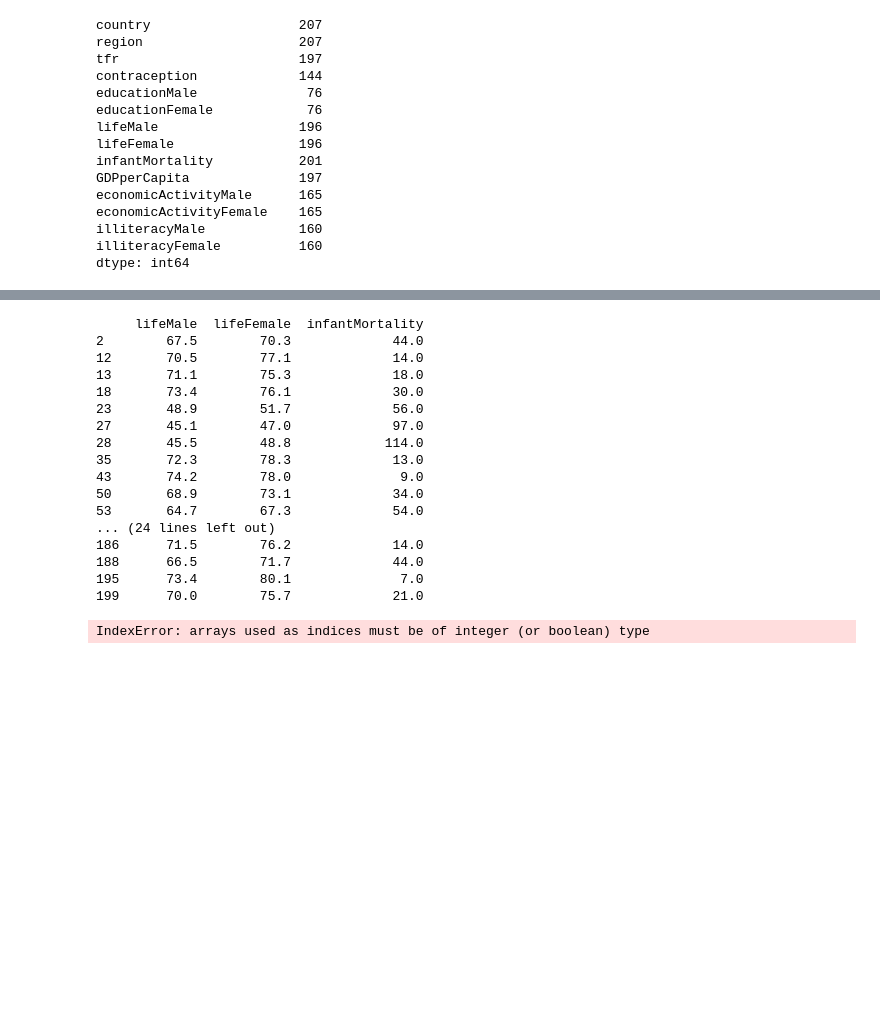
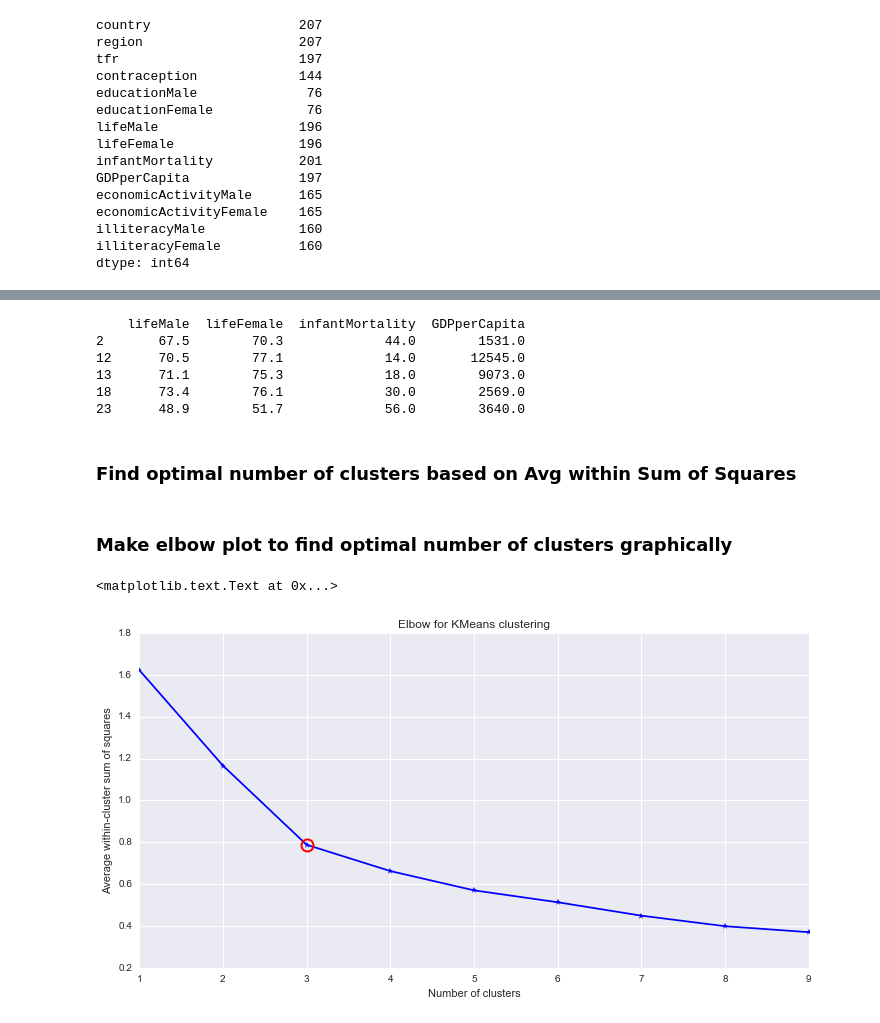
Before and after one commit to danielstallworthmit/thinkful, a Jupyter notebook: datascience/predict/K-Means Clustering.ipynb, the cells around one changed output, grey strips where cells are left out. Saved outputs shown, nothing was run; the diff lists cells and outputs as text; code cells hidden in the pictures; blank space fills up the shorter version.

Commit message:
K Means Clustering graphs and Avg Within Sum of Squares distance computation.

```diff
--- a/datascience/predict/K-Means Clustering.ipynb
+++ b/datascience/predict/K-Means Clustering.ipynb
@@ -41,38 +46,43 @@ dtype: int64
 # %%
 undata.dropna(inplace = True)
-x = undata[['lifeMale', 'lifeFemale', 'infantMortality']]
-print(x)
+x = undata[['lifeMale', 'lifeFemale', 'infantMortality', 'GDPperCapita']]
+print(x.head())
 # %% [output]
-     lifeMale  lifeFemale  infantMortality
-2        67.5        70.3             44.0
-12       70.5        77.1             14.0
-13       71.1        75.3             18.0
-18       73.4        76.1             30.0
-23       48.9        51.7             56.0
-27       45.1        47.0             97.0
-28       45.5        48.8            114.0
-35       72.3        78.3             13.0
-43       74.2        78.0              9.0
-50       68.9        73.1             34.0
-53       64.7        67.3             54.0
-... (24 lines left out)
-186      71.5        76.2             14.0
-188      66.5        71.7             44.0
-195      73.4        80.1              7.0
-199      70.0        75.7             21.0
+    lifeMale  lifeFemale  infantMortality  GDPperCapita
+2       67.5        70.3             44.0        1531.0
+12      70.5        77.1             14.0       12545.0
+13      71.1        75.3             18.0        9073.0
+18      73.4        76.1             30.0        2569.0
+23      48.9        51.7             56.0        3640.0
-# %%
-codebooks = []
-distortions = []
-ks = []
-features = whiten(x)
-for k in range(1,9):
-    ks.append(k)
-    codebook, distortion = kmeans(features,k)
-    codebooks.append(codebook)
-    distortions.append(distortion)
-means = np.column_stack([ks, distortions])
-# means
-sns.pointplot(means)
-# plt.show()
-# %% [output]
-IndexError: arrays used as indices must be of integer (or boolean) type
+# %% [markdown]
+### Find optimal number of clusters based on Avg within Sum of Squares
+# %%
+x = whiten(x)  # Normalize
+K = range(1,10)
+
+KM = [kmeans(x,k) for k in K]  # Kmeans for data for 1 to 9 clusters
+centroids = [cent for (cent,var) in KM]   # Get cluster centroids
+# %%
+# Get the euclidean distance from centroids for each data point using cdist
+D_k = [cdist(x, cent, 'euclidean') for cent in centroids]
+cIdx = [np.argmin(D,axis=1) for D in D_k]  # closest Cluster location
+dist = [np.min(D,axis=1) for D in D_k]  # min cluster distance
+avgWithinSS = [sum(d)/x.shape[0] for d in dist]  # Avg within cluster sum of squares
+# %% [markdown]
+### Make elbow plot to find optimal number of clusters graphically
+# %%
+kIdx = 2
+
+# elbow curve
+fig = plt.figure(figsize=(12,6))
+ax = fig.add_subplot(111)
+ax.plot(K, avgWithinSS, 'b*-')  # Plot number of clusters and sum of squares
+ax.plot(K[kIdx], avgWithinSS[kIdx], marker='o', markersize=12,
+    markeredgewidth=2, markeredgecolor='r', markerfacecolor='None')  # Mark 3rd cluster as point of interest
+plt.grid(True)
+plt.xlabel('Number of clusters')
+plt.ylabel('Average within-cluster sum of squares')
+plt.title('Elbow for KMeans clustering')
+# %% [output]
+<matplotlib.text.Text at 0x...>
+[figure, added]
```
Also changed, not shown: parts of 9 cells of this notebook, 1 other file.
